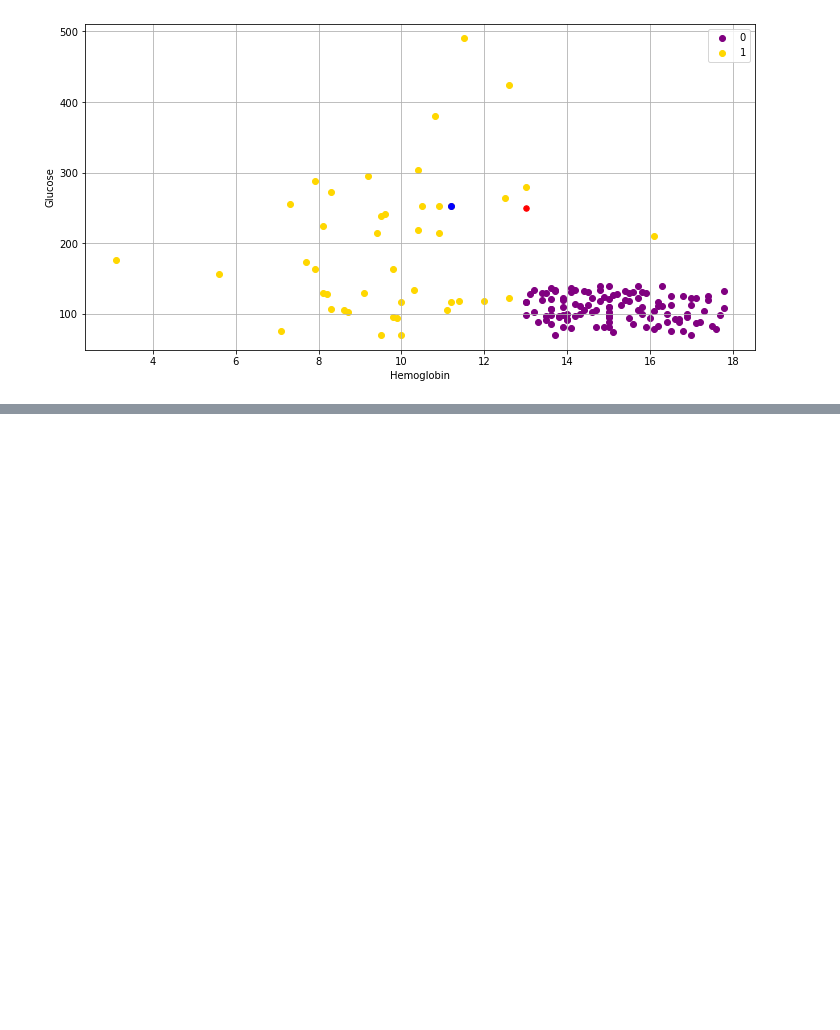
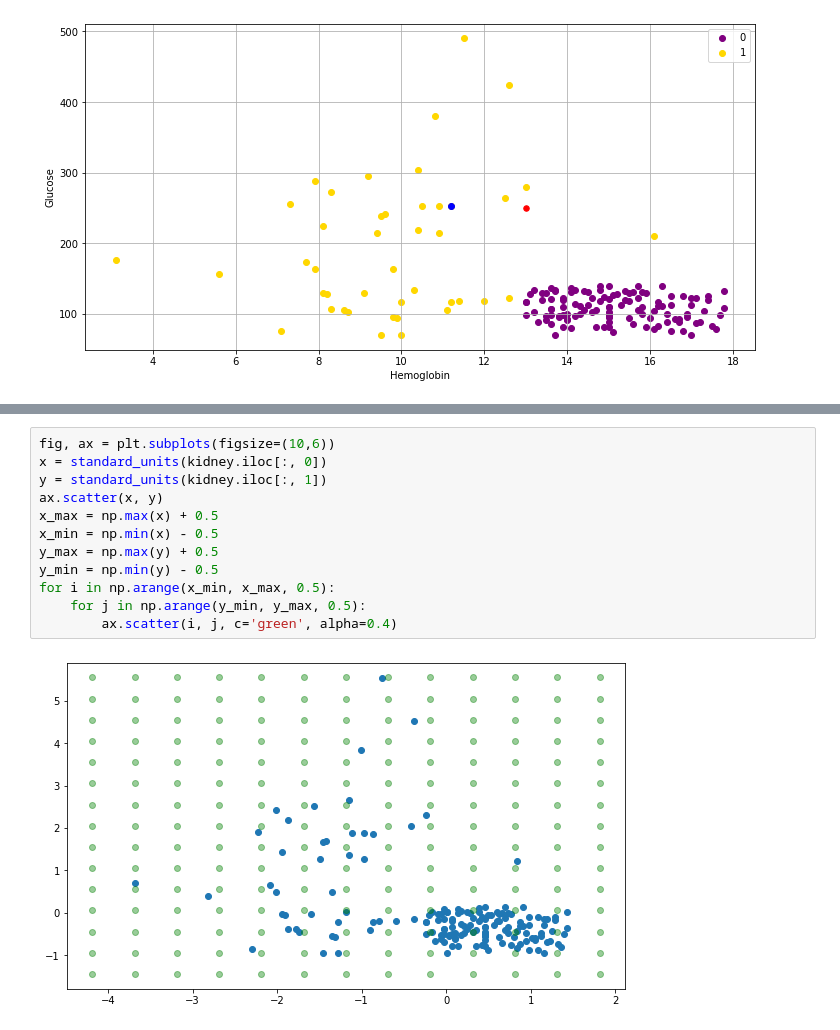
Before and after one commit to diegoaroa/BerkeleyX-Data8.3x, a Jupyter notebook: Week4/distance_testing.ipynb, the cells around one changed output, grey strips where cells are left out. Drawn from its saved outputs; the diff is of its cells as text; blank space fills up the shorter version.

```diff
--- a/Week4/distance_testing.ipynb
+++ b/Week4/distance_testing.ipynb
@@ -293,0 +329,14 @@ show_closest(kidney, example, 1)
+# %%
+fig, ax = plt.subplots(figsize=(10,6))
+x = standard_units(kidney.iloc[:, 0])
+y = standard_units(kidney.iloc[:, 1])
+ax.scatter(x, y)
+x_max = np.max(x) + 0.5
+x_min = np.min(x) - 0.5
+y_max = np.max(y) + 0.5
+y_min = np.min(y) - 0.5
+for i in np.arange(x_min, x_max, 0.5):
+    for j in np.arange(y_min, y_max, 0.5):
+        ax.scatter(i, j, c='green', alpha=0.4)
+# %% [output]
+[figure, added]
```
Also changed, not shown: parts of 21 cells of this notebook.
